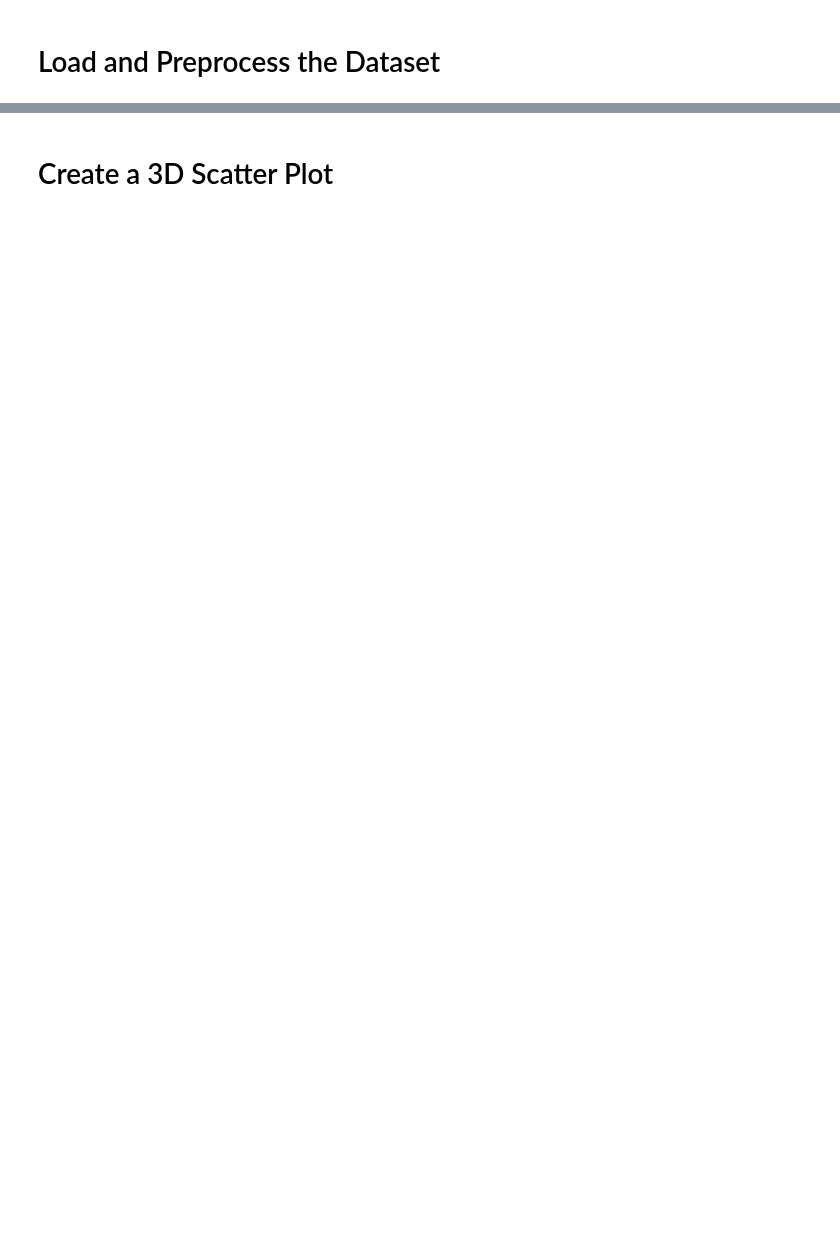
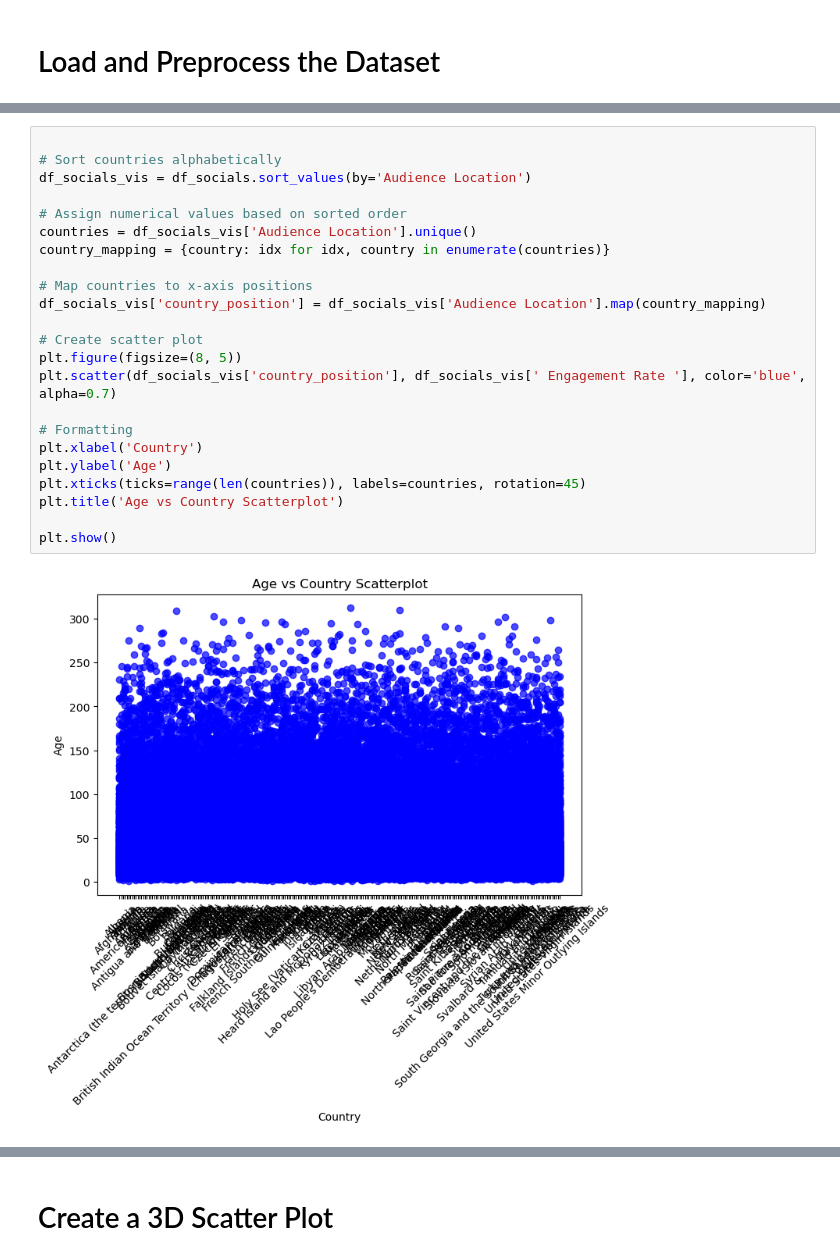
Before and after one commit to sunyshore/knn, a Jupyter notebook: knn_working.ipynb, the cells around one changed output, grey strips where cells are left out. Drawn from its saved outputs; the diff is of its cells as text; blank space fills up the shorter version.

```diff
--- a/knn_working.ipynb
+++ b/knn_working.ipynb
@@ -206,0 +87,25 @@ print(df_socials.head())
+# %%
+
+# Sort countries alphabetically
+df_socials_vis = df_socials.sort_values(by='Audience Location')
+
+# Assign numerical values based on sorted order
+countries = df_socials_vis['Audience Location'].unique()
+country_mapping = {country: idx for idx, country in enumerate(countries)}
+
+# Map countries to x-axis positions
+df_socials_vis['country_position'] = df_socials_vis['Audience Location'].map(country_mapping)
+
+# Create scatter plot
+plt.figure(figsize=(8, 5))
+plt.scatter(df_socials_vis['country_position'], df_socials_vis[' Engagement Rate '], color='blue', alpha=0.7)
+
+# Formatting
+plt.xlabel('Country')
+plt.ylabel('Age')
+plt.xticks(ticks=range(len(countries)), labels=countries, rotation=45)
+plt.title('Age vs Country Scatterplot')
+
+plt.show()
+# %% [output]
+[figure, added]
```
Also changed, not shown: parts of 9 cells of this notebook, 1 other file.
